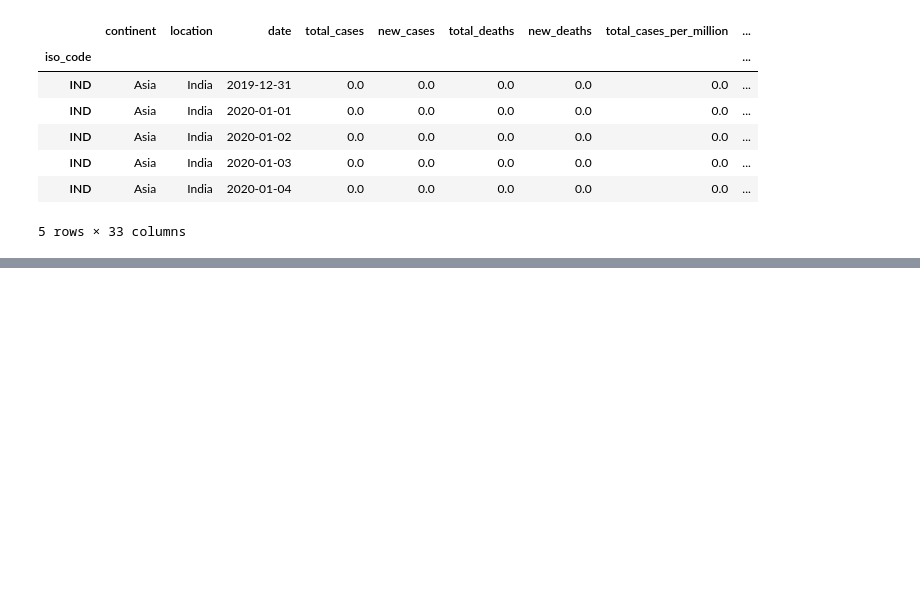
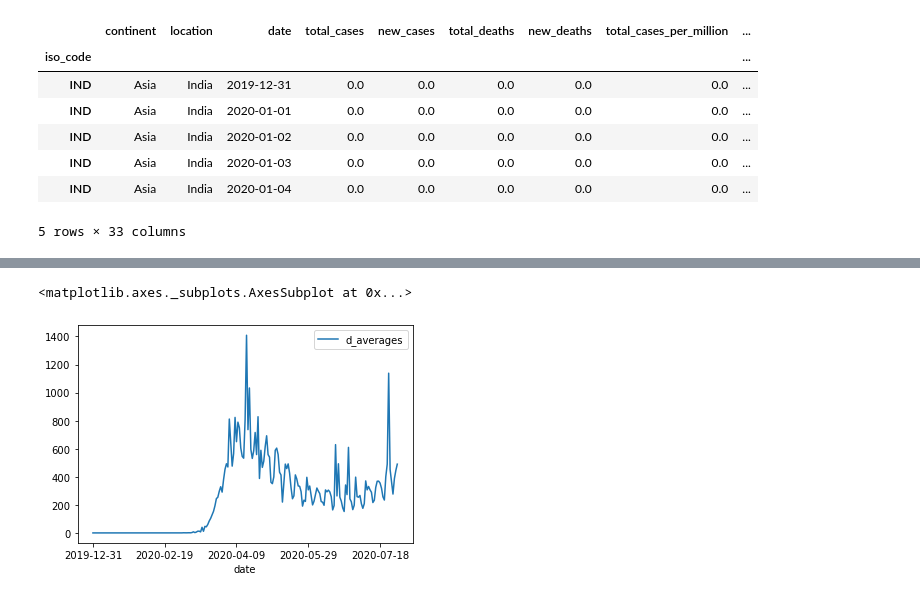
Before and after one commit to Jalex-Yestera/Proyecto_Covid_Agosto, a Jupyter notebook: src/Old es cool_definitivo.ipynb, the cells around one changed output, grey strips where cells are left out. Cells and saved outputs as stored; diff of their text form; code cells hidden in the pictures; blank space fills up the shorter version.

```diff
--- a/src/Old es cool_definitivo.ipynb
+++ b/src/Old es cool_definitivo.ipynb
@@ -128,3 +178,8 @@ h
+# %%
+h.plot()
+# %% [output]
+<matplotlib.axes._subplots.AxesSubplot at 0x...>
+[figure, added]
 # %%
 # Y convertimos el dataframe en json
 
```
Also changed, not shown: parts of 13 cells of this notebook.
